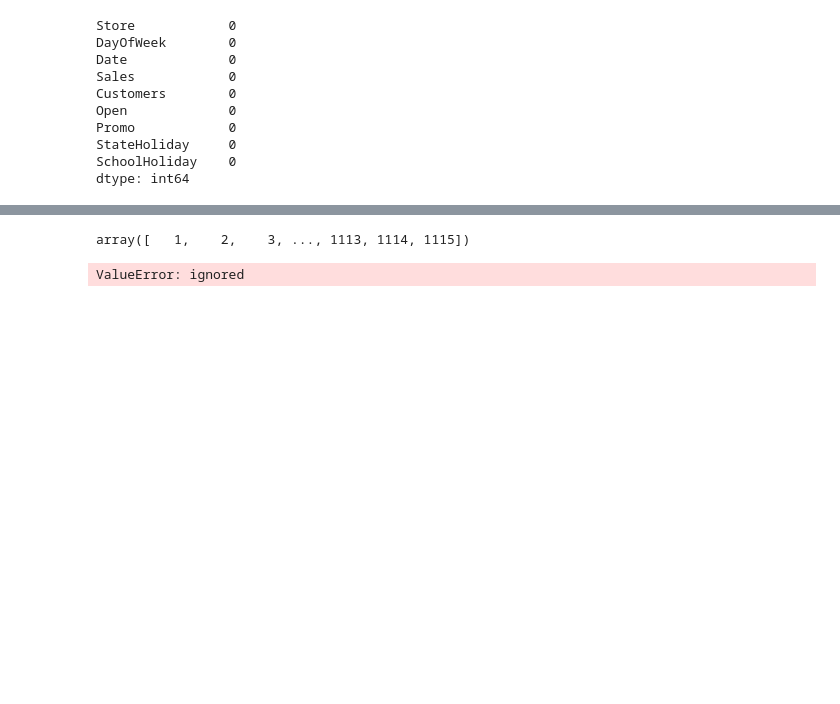
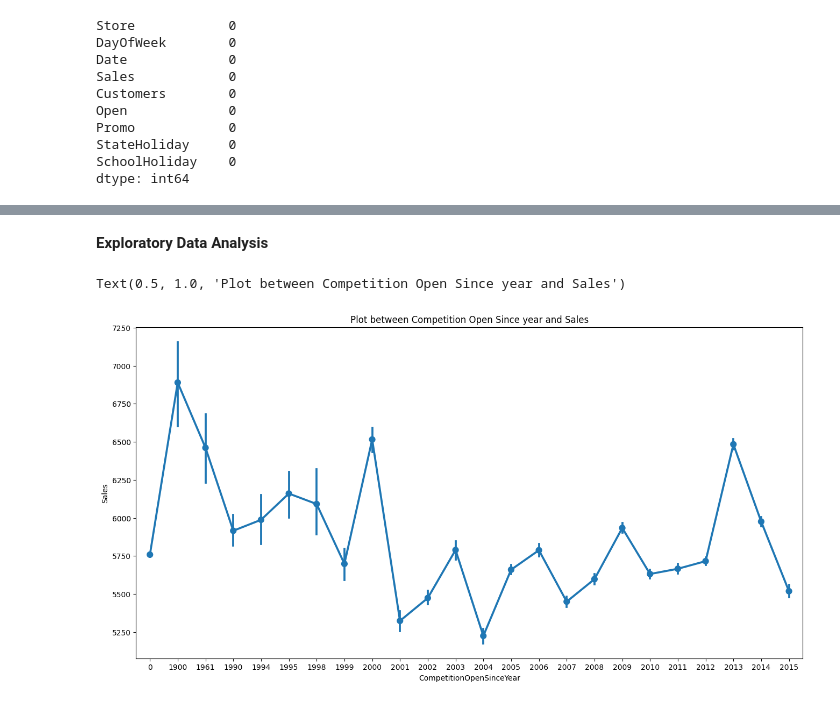
Before and after one commit to Koti-RK/Retail-Sales-Prediction, a Jupyter notebook: Retail_sales_prediction.ipynb, the cells around one changed output, grey strips where cells are left out. Cells and saved outputs as stored; diff of their text form; code cells hidden in the pictures; blank space fills up the shorter version.

```diff
--- a/Retail_sales_prediction.ipynb
+++ b/Retail_sales_prediction.ipynb
@@ -253,0 +303,11 @@ Index(['Store', 'DayOfWeek', 'Date', 'Sales', 'Customers', 'Open', 'Promo',
+# %%
+# Changing the data format from object to datetime
+merged_df['Date'] = pd.to_datetime(merged_df['Date'], format = '%Y-%m-%d')
+# %%
+merged_df['CompetitionOpenSinceYear'] = merged_df['CompetitionOpenSinceYear'].astype(int)
+merged_df['Promo2SinceYear'] = merged_df['Promo2SinceYear'].astype(int)
+# %%
+merged_df['CompetitionOpenSinceMonth'] = pd.DatetimeIndex(merged_df['Date']).month
+# %%
+merged_df['CompetitionDistance'] = merged_df['CompetitionDistance'].astype(int)
+merged_df['Promo2SinceWeek'] = merged_df['Promo2SinceWeek'].astype(int)
@@ -297,9 +358,10 @@ def with_hue(plot, feature, Number_of_categories, hue_categories):
-# %%
-merged_df['Store'].unique()
-# %% [output]
-array([   1,    2,    3, ..., 1113, 1114, 1115])
-# %%
-ax = sns.countplot(merged_df['StoreType'])
-without_hue(ax, merged_df['StoreType'])
-# %% [output]
-ValueError: ignored
+# %% [markdown]
+**Exploratory Data Analysis**
+# %%
+#Sales
+plt.figure(figsize=(16,8))
+sns.pointplot(x = 'CompetitionOpenSinceYear', y='Sales', data=merged_df)
+plt.title('Plot between Competition Open Since year and Sales')
+# %% [output]
+Text(0.5, 1.0, 'Plot between Competition Open Since year and Sales')
+[figure, added]
```
Also changed, not shown: parts of 65 cells of this notebook.
